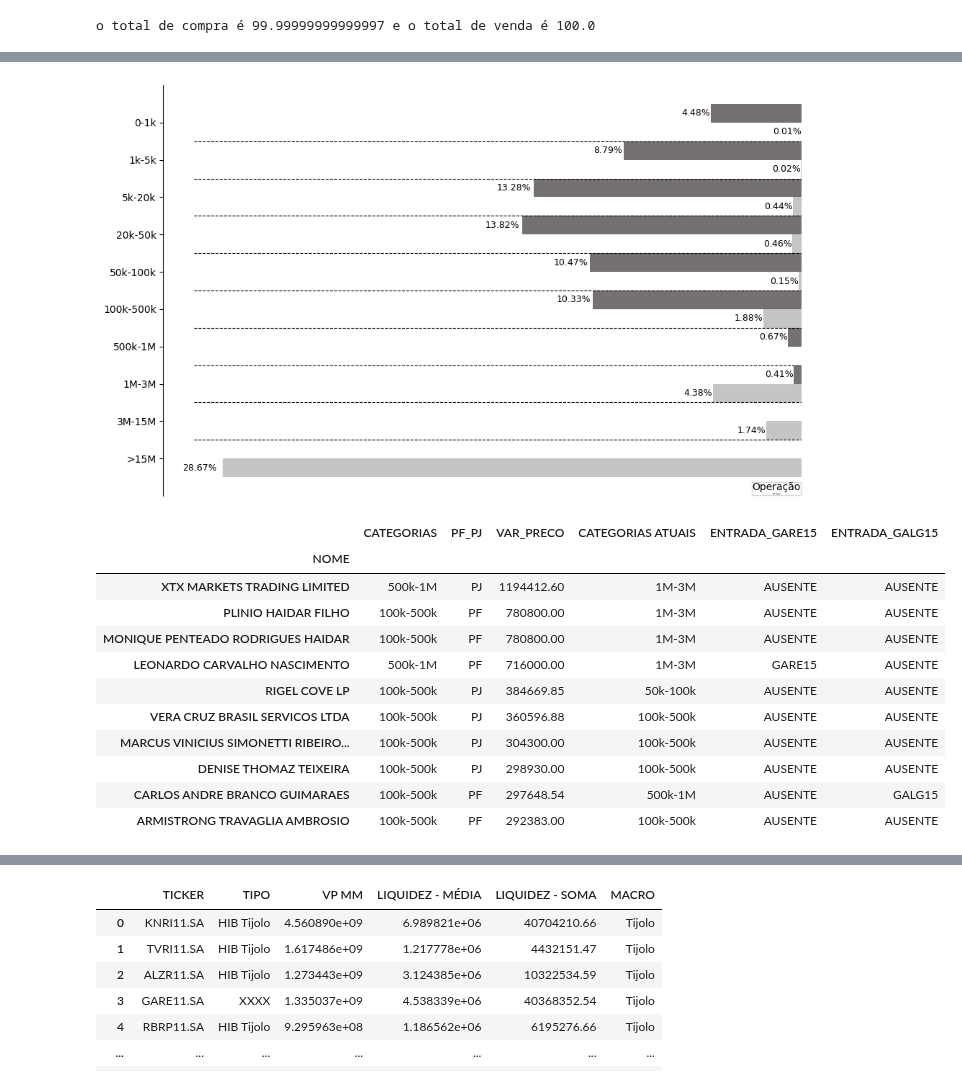
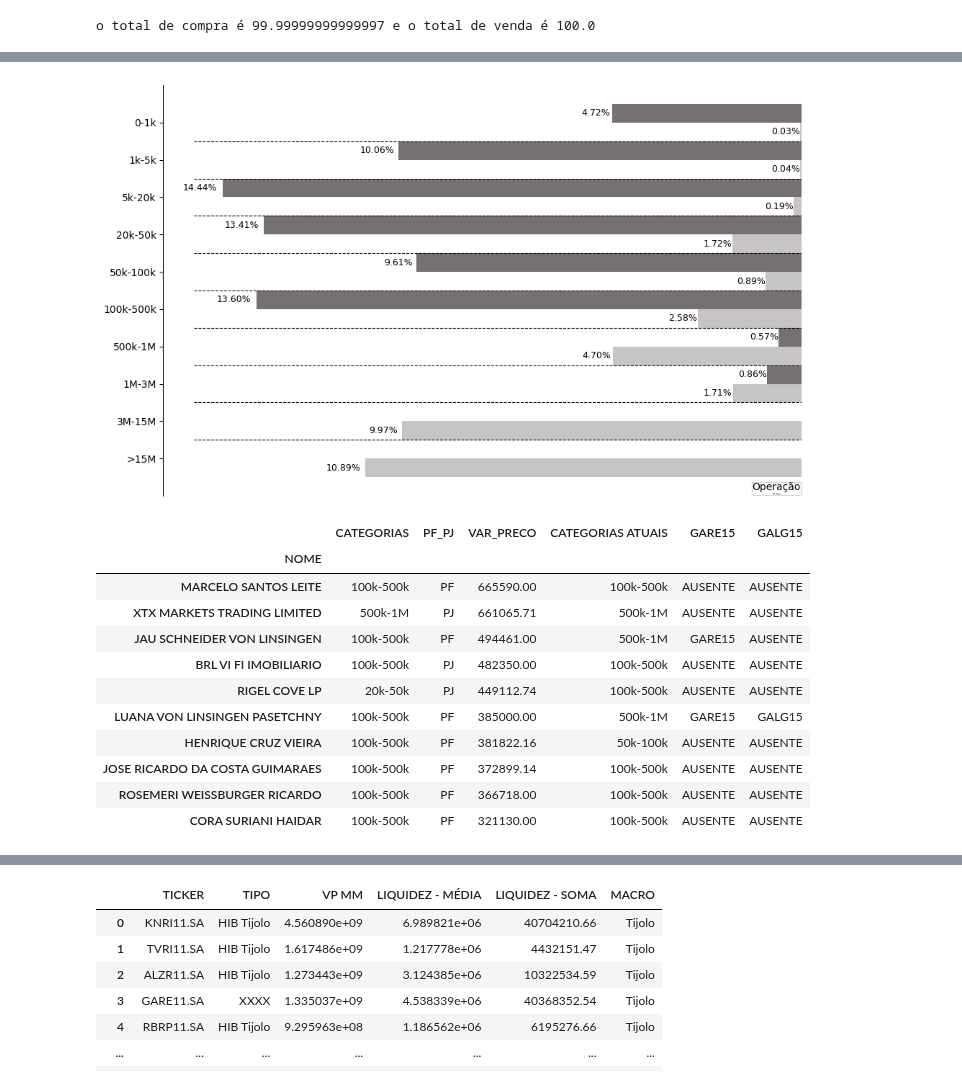
Before and after one commit to LucasFranco-guardian/Relat-rios-Passivo, a Jupyter notebook: MonthXWeek_GARE.ipynb, the cells around one changed output, grey strips where cells are left out. Saved outputs shown, nothing was run; the diff lists cells and outputs as text; code cells hidden in the pictures.

```diff
--- a/MonthXWeek_GARE.ipynb
+++ b/MonthXWeek_GARE.ipynb
@@ -12,18 +12,18 @@ import openpyxl
 import setuptools
 import pandas_datareader as pdr
 # %%
-dfMENSAL = pd.read_excel('BASE_MENSAL_GARE_MAI.xlsx')
+dfMENSAL = pd.read_excel('BASE_MENSAL_GARE_JUN.xlsx')
 dfCOMPRA = dfMENSAL.query('OPERAÇÃO == "Compra"')
 dfVENDA = dfMENSAL.query('OPERAÇÃO == "Venda"')
 
 dfCOMPRA_final = dfCOMPRA.groupby(['DOCUMENTO'], as_index=False).agg({'DOCUMENTO':'first','NOME':'first','PF_PJ':'first','TOTAL':'first','TOTAL_NOVO':'last','VAR_COTAS':'sum',
                                                                       'OPERAÇÃO':'first','FINANCEIRO_ATUAL':'first','FINANCEIRO_NOVO':'last', 'VAR_PRECO':'sum','CATEGORIAS ATUAIS':'last',
-                                                                      'CATEGORIAS ANTIGAS':'first','Participação_sup':'sum','ENTRADA_GARE15':'first','ENTRADA_GALG15':'first','DATA':'first',
+                                                                      'CATEGORIAS ANTIGAS':'first','Participação_sup':'sum','GARE15':'first','GALG15':'first','DATA':'first',
                                                                       'CATEGORIAS':'first'})
 
 dfVENDA_final = dfVENDA.groupby(['DOCUMENTO'], as_index=False).agg({'DOCUMENTO':'first','NOME':'first','PF_PJ':'first','TOTAL':'first','TOTAL_NOVO':'last','VAR_COTAS':'sum',
                                                                     'OPERAÇÃO':'first','FINANCEIRO_ATUAL':'first','FINANCEIRO_NOVO':'last','VAR_PRECO':'sum','CATEGORIAS ATUAIS':'last',
-                                                                    'CATEGORIAS ANTIGAS':'first','Participação_sup':'sum','ENTRADA_GARE15':'first','ENTRADA_GALG15':'first','DATA':'first',
+                                                                    'CATEGORIAS ANTIGAS':'first','Participação_sup':'sum','GARE15':'first','GALG15':'first','DATA':'first',
                                                                     'CATEGORIAS':'first'})
 
 total_compra = dfCOMPRA['VAR_PRECO'].sum()
@@ -304,45 +304,45 @@ fig.savefig('VENDA_PF_E_PJ', transparent = True, dpi=500, bbox_inches='tight')
 # Exibir o gráfico
 plt.show()
 # %% [output]
-[figure, old version]
+[figure, new version]
 # %%
 cat = 'CATEGORIAS'
 cat_atuais = 'CATEGORIAS ATUAIS'
 Nome = 'NOME'
 doc = 'DOCUMENTO'
 fin_mov = 'VAR_PRECO'
 qtde_mov = 'VAR_COTAS'
 Op = 'OPERAÇÃO'
 tipo = 'PF_PJ'
-of = 'ENTRADA_GARE15'
-of2 = 'ENTRADA_GALG15'
+of = 'GARE15'
+of2 = 'GALG15'
 
 TOP10_Compra = dfCOMPRA_final[[Nome,cat,tipo,fin_mov,cat_atuais,of,of2]]
 
 TOP10_Compra = TOP10_Compra.sort_values(by = ['VAR_PRECO'], ascending=False).iloc[:10, :]
 
 TOP10_Compra['VAR_PRECO'] = TOP10_Compra['VAR_PRECO'].apply(lambda x: '{:.2f}'.format(x))
 
 TOP10_Compra = TOP10_Compra.set_index('NOME')
 
 mapear = {1: '0-1k', 2:'1k-5k', 3:'5k-20k', 4:'20k-50k', 5:'50k-100k', 6:'100k-500k', 7:'500k-1M', 8:'1M-3M', 9:'3M-15M', 10:'>15M'}
 
 TOP10_Compra['CATEGORIAS'] = TOP10_Compra['CATEGORIAS'].map(mapear)
 
 TOP10_Compra
 # %% [output]
-|  | CATEGORIAS | PF_PJ | VAR_PRECO | CATEGORIAS ATUAIS | ENTRADA_GARE15 | ENTRADA_GALG15 |
+|  | CATEGORIAS | PF_PJ | VAR_PRECO | CATEGORIAS ATUAIS | GARE15 | GALG15 |
 | NOME |  |  |  |  |  |  |
-| XTX MARKETS TRADING LIMITED | 500k-1M | PJ | 1194412.60 | 1M-3M | AUSENTE | AUSENTE |
-| PLINIO HAIDAR FILHO | 100k-500k | PF | 780800.00 | 1M-3M | AUSENTE | AUSENTE |
-| MONIQUE PENTEADO RODRIGUES HAIDAR | 100k-500k | PF | 780800.00 | 1M-3M | AUSENTE | AUSENTE |
-| LEONARDO CARVALHO NASCIMENTO | 500k-1M | PF | 716000.00 | 1M-3M | GARE15 | AUSENTE |
-| RIGEL COVE LP | 100k-500k | PJ | 384669.85 | 50k-100k | AUSENTE | AUSENTE |
-| VERA CRUZ BRASIL SERVICOS LTDA | 100k-500k | PJ | 360596.88 | 100k-500k | AUSENTE | AUSENTE |
-| MARCUS VINICIUS SIMONETTI RIBEIRO... | 100k-500k | PJ | 304300.00 | 100k-500k | AUSENTE | AUSENTE |
-| DENISE THOMAZ TEIXEIRA | 100k-500k | PJ | 298930.00 | 100k-500k | AUSENTE | AUSENTE |
-| CARLOS ANDRE BRANCO GUIMARAES | 100k-500k | PF | 297648.54 | 500k-1M | AUSENTE | GALG15 |
-| ARMISTRONG TRAVAGLIA AMBROSIO | 100k-500k | PF | 292383.00 | 100k-500k | AUSENTE | AUSENTE |
+| MARCELO SANTOS LEITE | 100k-500k | PF | 665590.00 | 100k-500k | AUSENTE | AUSENTE |
+| XTX MARKETS TRADING LIMITED | 500k-1M | PJ | 661065.71 | 500k-1M | AUSENTE | AUSENTE |
+| JAU SCHNEIDER VON LINSINGEN | 100k-500k | PF | 494461.00 | 500k-1M | GARE15 | AUSENTE |
+| BRL VI FI IMOBILIARIO | 100k-500k | PJ | 482350.00 | 100k-500k | AUSENTE | AUSENTE |
+| RIGEL COVE LP | 20k-50k | PJ | 449112.74 | 100k-500k | AUSENTE | AUSENTE |
+| LUANA VON LINSINGEN PASETCHNY | 100k-500k | PF | 385000.00 | 500k-1M | GARE15 | GALG15 |
+| HENRIQUE CRUZ VIEIRA | 100k-500k | PF | 381822.16 | 50k-100k | AUSENTE | AUSENTE |
+| JOSE RICARDO DA COSTA GUIMARAES | 100k-500k | PF | 372899.14 | 100k-500k | AUSENTE | AUSENTE |
+| ROSEMERI WEISSBURGER RICARDO | 100k-500k | PF | 366718.00 | 100k-500k | AUSENTE | AUSENTE |
+| CORA SURIANI HAIDAR | 100k-500k | PF | 321130.00 | 100k-500k | AUSENTE | AUSENTE |
 # %%
 cat = 'CATEGORIAS'
 cat_atuais = 'CATEGORIAS ATUAIS'
```
Also changed, not shown: parts of 15 cells of this notebook, 6 other files.
